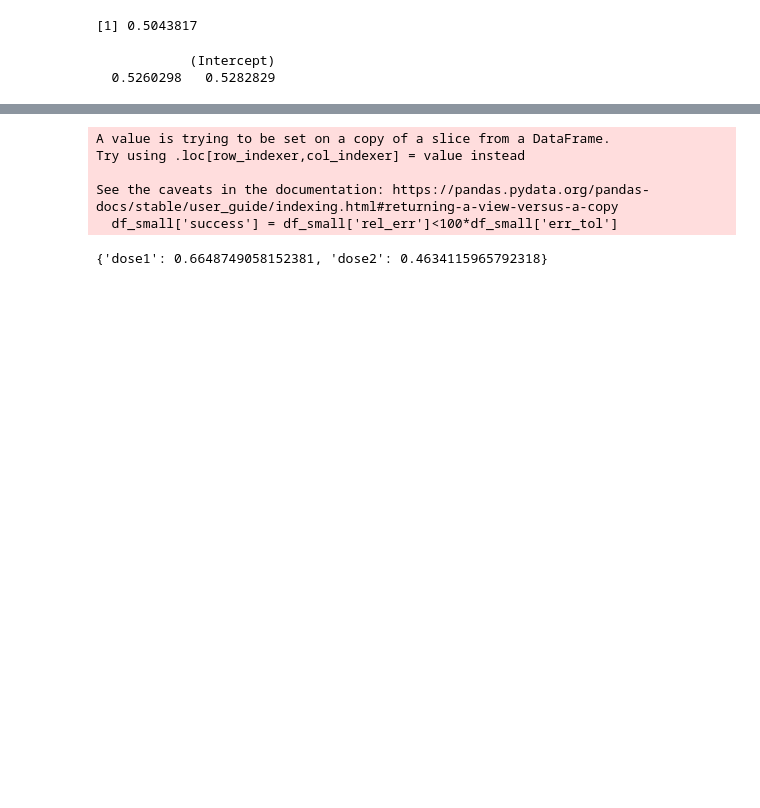
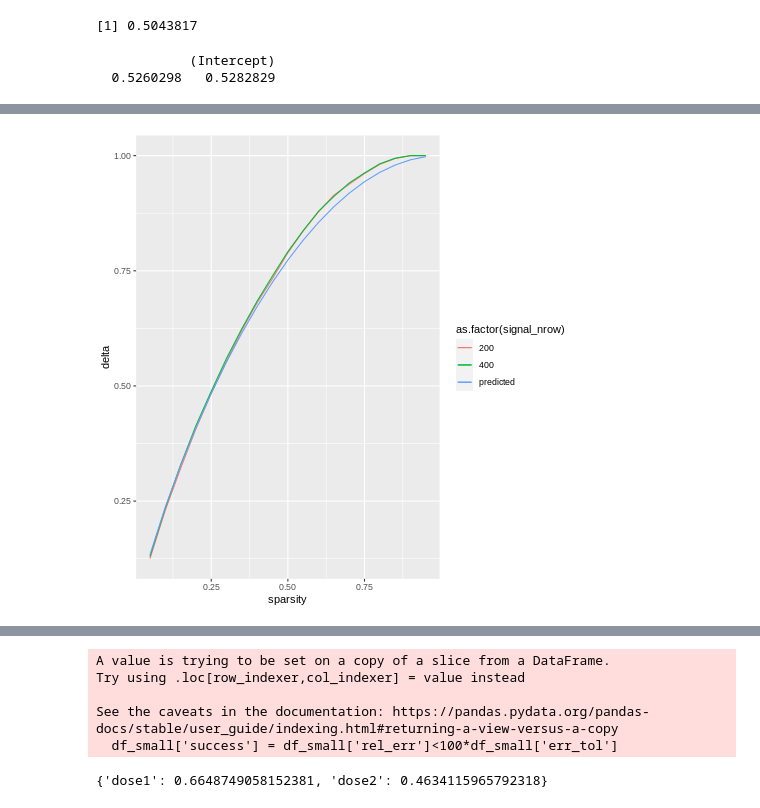
Before and after one commit to apd1995/SoftSense-and-SteinSense, a Jupyter notebook: updating_params.ipynb, the cells around one changed output, grey strips where cells are left out. Saved outputs shown, nothing was run; the diff lists cells and outputs as text; code cells hidden in the pictures; blank space fills up the shorter version.

```diff
--- a/updating_params.ipynb
+++ b/updating_params.ipynb
@@ -197,7 +196,11 @@ library(ggplot2)
 # filename = "/content/drive/MyDrive/Andrew+Apratim+Dave/experimental_design/AMP_normal_bayes.csv"
 # filename = "/content/drive/MyDrive/Andrew+Apratim+Dave/experimental_design/AMP_normal_bayes_approx_jacobian.csv"
 # filename = "/content/drive/MyDrive/Andrew+Apratim+Dave/experimental_design/AMP_JS_normal_approx_jacobian.csv"
-filename = "/content/drive/MyDrive/Andrew+Apratim+Dave/experimental_design/AMP_JS_normal_800.csv"
+# filename = "/content/drive/MyDrive/Andrew+Apratim+Dave/experimental_design/AMP_JS_normal_approx_jac.csv"
+# filename = "/content/drive/MyDrive/Andrew+Apratim+Dave/experimental_design/AMP_JS_normal_regenerated.csv"
+# filename = "/content/drive/MyDrive/Andrew+Apratim+Dave/experimental_design/AMP_JS_normal_jax.csv"
+# filename = "/content/drive/MyDrive/Andrew+Apratim+Dave/experimental_design/AMP_JS_poisson_jit.csv"
+filename = "/content/drive/MyDrive/Andrew+Apratim+Dave/experimental_design/AMP_blocksoft_poisson_jit.csv"
 raw_data = read.csv(filename)
 raw_data = subset(raw_data, select = -X)
 raw_data = unique(raw_data)
@@ -346,0 +340,3 @@ filter(res_JS_normal_800, signal_nrow == 800)
+# %%
+%%R
+res_blocksoft_poisson_jit = empirical_PT_df(raw_data, 0, 1)
@@ -346,0 +346,4 @@ filter(res_JS_normal_800, signal_nrow == 800)
+# %%
+%%R
+res_blocksoft_poisson_jit = res_blocksoft_poisson_jit %>%
+ mutate(pred_delta_PT = predicted_delta_PT(sparsity, signal_ncol))
@@ -381,0 +373,11 @@ c(get_LD50(x, y), (-intercept + log(((1-0.495)/0.495) * (success_prop/(1-success
+# %%
+%%R
+g4 <- ggplot(res_blocksoft_poisson_jit, aes(x = sparsity, y = delta)) +
+      geom_line(aes(x = sparsity, y = empirical_delta_PT, color = as.factor(signal_nrow))) +
+      geom_line(aes(x = sparsity, y = pred_delta_PT, color = "predicted"))
+      # geom_line(data = filter(res_JS_normal, signal_nrow == 800), aes(x = sparsity, y = empirical_delta_PT, color = "actual AMP")) +
+      # scale_color_discrete(name = "Number of rows of signal")
+
+g4
+# %% [output]
+[figure, added]
```
Also changed, not shown: parts of 34 cells of this notebook.
